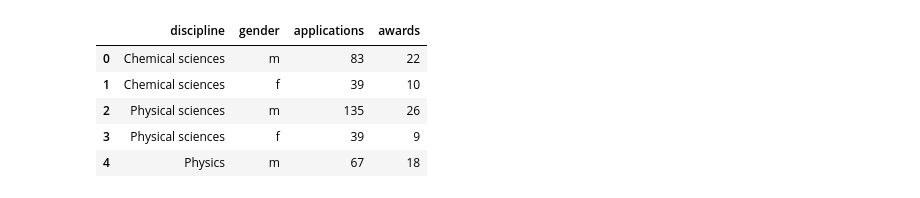
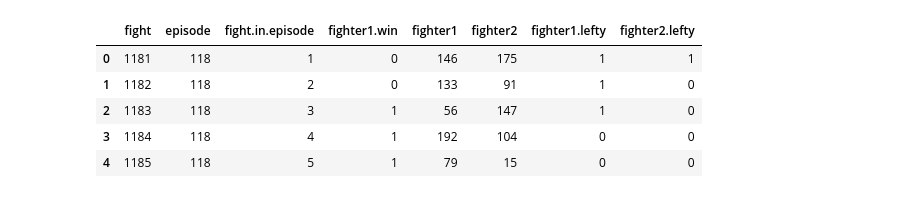
Before and after one commit to hermesdt/statistical_rethinking, a Jupyter notebook: week5_ufclefties.ipynb, the cells around one changed output. Drawn from its saved outputs; the diff is of its cells as text; code cells hidden in the pictures.

```diff
--- a/week5_ufclefties.ipynb
+++ b/week5_ufclefties.ipynb
@@ -15,10 +16,10 @@ from matplotlib.colors import Normalize
 # %%
-df = pd.read_csv("data/NWOGrants.csv", sep=";")
+df = pd.read_csv("data/UFClefties.csv", sep=";")
 df.head()
 # %% [output]
-|  | discipline | gender | applications | awards |
-| 0 | Chemical sciences | m | 83 | 22 |
-| 1 | Chemical sciences | f | 39 | 10 |
-| 2 | Physical sciences | m | 135 | 26 |
-| 3 | Physical sciences | f | 39 | 9 |
-| 4 | Physics | m | 67 | 18 |
+|  | fight | episode | fight.in.episode | fighter1.win | fighter1 | fighter2 | fighter1.lefty | fighter2.lefty |
+| 0 | 1181 | 118 | 1 | 0 | 146 | 175 | 1 | 1 |
+| 1 | 1182 | 118 | 2 | 0 | 133 | 91 | 1 | 0 |
+| 2 | 1183 | 118 | 3 | 1 | 56 | 147 | 1 | 0 |
+| 3 | 1184 | 118 | 4 | 1 | 192 | 104 | 0 | 0 |
+| 4 | 1185 | 118 | 5 | 1 | 79 | 15 | 0 | 0 |
```
Also changed, not shown: parts of 17 cells of this notebook, 5 other files.
